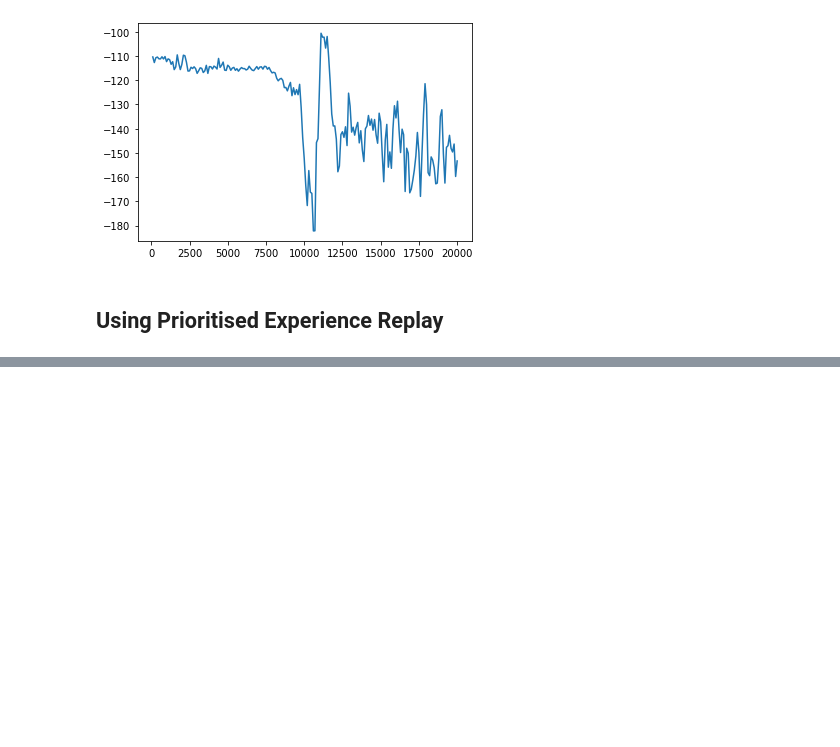
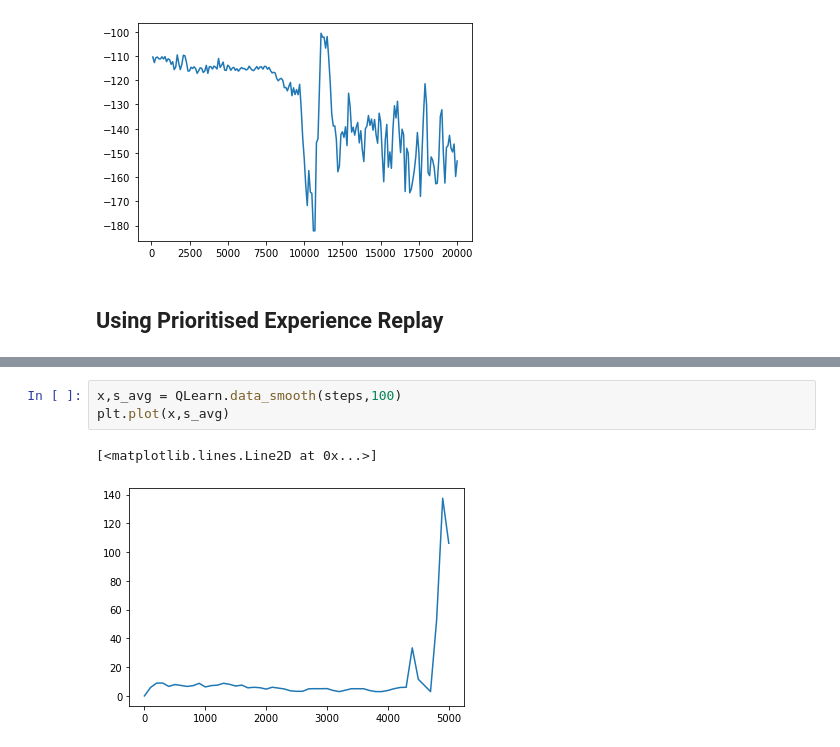
Before and after one commit to strath-ace/smart-ml, a Jupyter notebook: Gaudet-Lander/run_qnet_nb.ipynb, the cells around one changed output, grey strips where cells are left out. Cells and saved outputs as stored; diff of their text form; blank space fills up the shorter version.

```diff
--- a/Gaudet-Lander/run_qnet_nb.ipynb
+++ b/Gaudet-Lander/run_qnet_nb.ipynb
@@ -182,0 +175,6 @@ print(t)
+# %%
+x,s_avg = QLearn.data_smooth(steps,100)
+plt.plot(x,s_avg)
+# %% [output]
+[<matplotlib.lines.Line2D at 0x...>]
+[figure, added]
```
Also changed, not shown: parts of 7 cells of this notebook, 2 other files.
